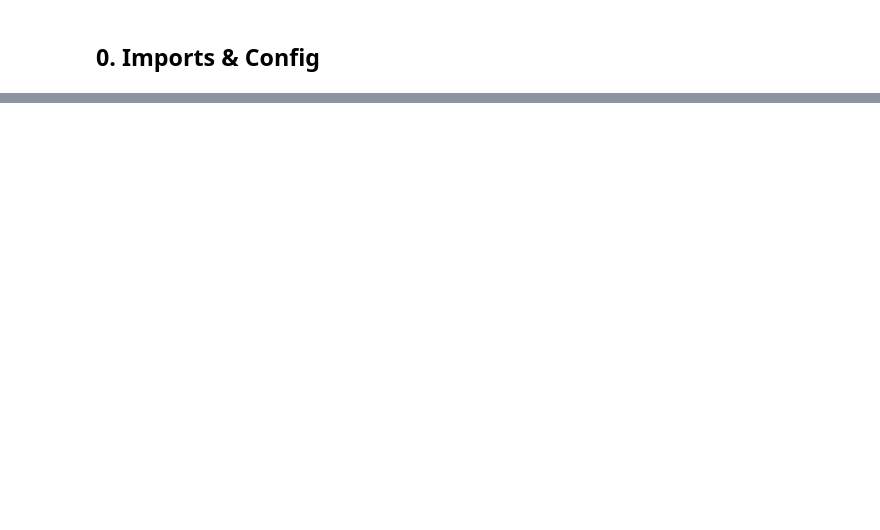
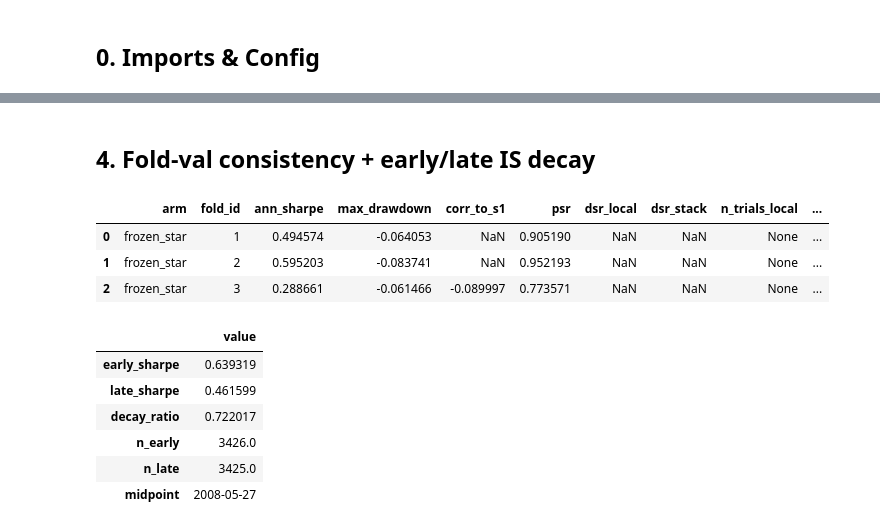
Before and after one commit to charlievellacott/trading_portfolio, a Jupyter notebook: 04_backtest/s2_coint/notebooks/v1/01_is_diagnosis.ipynb, the cells around one changed output, grey strips where cells are left out. Cells and saved outputs as stored; diff of their text form; code cells hidden in the pictures; blank space fills up the shorter version.

```diff
--- a/04_backtest/s2_coint/notebooks/v1/01_is_diagnosis.ipynb
+++ b/04_backtest/s2_coint/notebooks/v1/01_is_diagnosis.ipynb
@@ -83,0 +256,31 @@ if np.isfinite(excess) and excess > 8:
+# %% [markdown]
+## 4. Fold-val consistency + early/late IS decay
+# %%
+is_dates = pd.DatetimeIndex(panel_is["date"].drop_duplicates().sort_values())
+folds = make_s2_folds(
+    is_dates,
+    n_folds=3,
+    embargo_bars=embargo_bars_for_config(bar=str(cfg.bar)),
+)
+fold_df = fold_val_metrics(
+    panel_is,
+    folds,
+    {"frozen_star": cfg},
+    hyp_id=None,
+    s1_weekly=s1_weekly if not s1_weekly.empty else None,
+)
+display(fold_df)
+decay = early_late_is_decay(is_net)
+display(decay.to_frame("value"))
+# %% [output]
+|  | arm | fold_id | ann_sharpe | max_drawdown | corr_to_s1 | psr | dsr_local | dsr_stack | n_trials_local | ... |
+| 0 | frozen_star | 1 | 0.494574 | -0.064053 | NaN | 0.905190 | NaN | NaN | None | ... |
+| 1 | frozen_star | 2 | 0.595203 | -0.083741 | NaN | 0.952193 | NaN | NaN | None | ... |
+| 2 | frozen_star | 3 | 0.288661 | -0.061466 | -0.089997 | 0.773571 | NaN | NaN | None | ... |
+|  | value |
+| early_sharpe | 0.639319 |
+| late_sharpe | 0.461599 |
+| decay_ratio | 0.722017 |
+| n_early | 3426.0 |
+| n_late | 3425.0 |
+| midpoint | 2008-05-27 |
```
Also changed, not shown: parts of 24 cells of this notebook, 35 other files.
